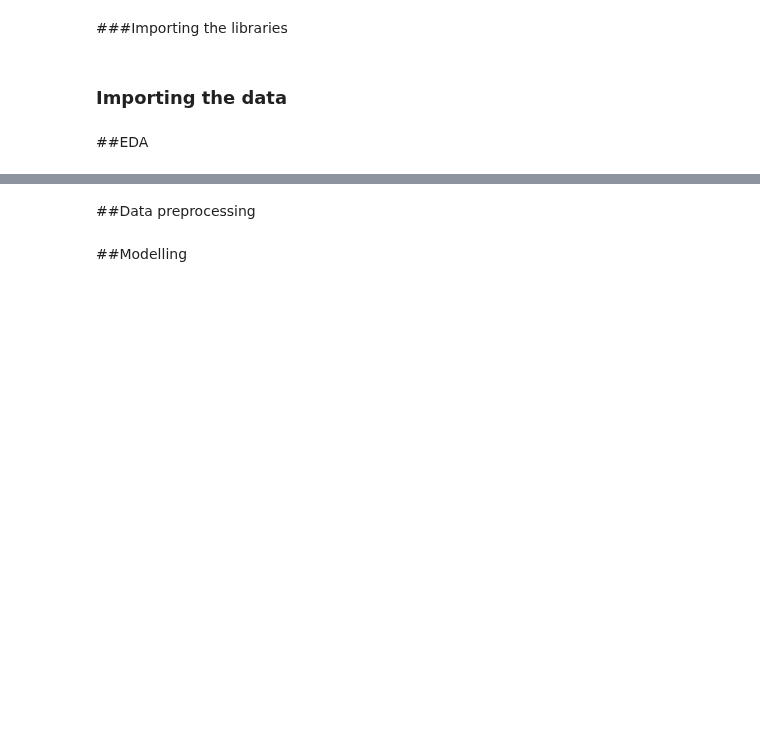
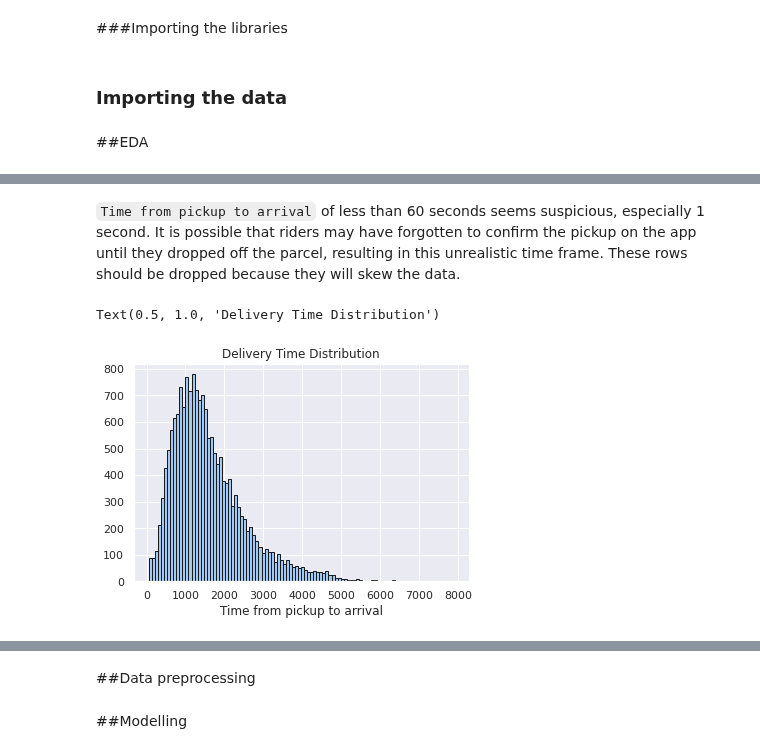
Before and after one commit to monicafar147/logistics-challenge, a Jupyter notebook: cleaned.ipynb, the cells around one changed output, grey strips where cells are left out. Cells and saved outputs as stored; diff of their text form; code cells hidden in the pictures; blank space fills up the shorter version.

```diff
--- a/cleaned.ipynb
+++ b/cleaned.ipynb
@@ -48,0 +104,13 @@ riders = pd.read_csv('https://raw.githubusercontent.com/monicafar147/regression-
+# %% [markdown]
+`Time from pickup to arrival` of less than 60 seconds seems suspicious, especially 1 second. It is possible that riders may have forgotten to confirm the pickup on the app until they dropped off the parcel, resulting in this unrealistic time frame. These rows should be dropped because they will skew the data.
+# %%
+# Dropping rows where delivery time is less than 60s
+orders = train[train['Time from Pickup to Arrival'] > 60]
+
+# Plotting the new target variable distribution
+plt.hist(orders['Time from Pickup to Arrival'], bins = 100, edgecolor = 'k')
+plt.xlabel('Time from pickup to arrival')
+plt.title('Delivery Time Distribution')
+# %% [output]
+Text(0.5, 1.0, 'Delivery Time Distribution')
+[figure, added]
```
Also changed, not shown: parts of 30 cells of this notebook.
